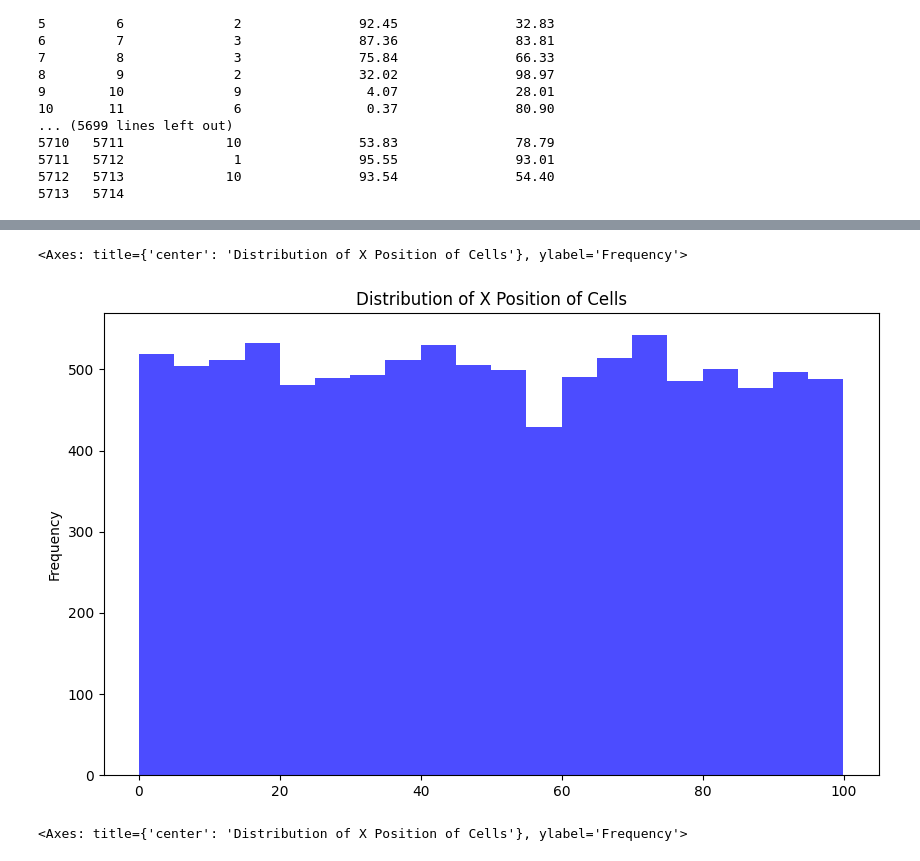
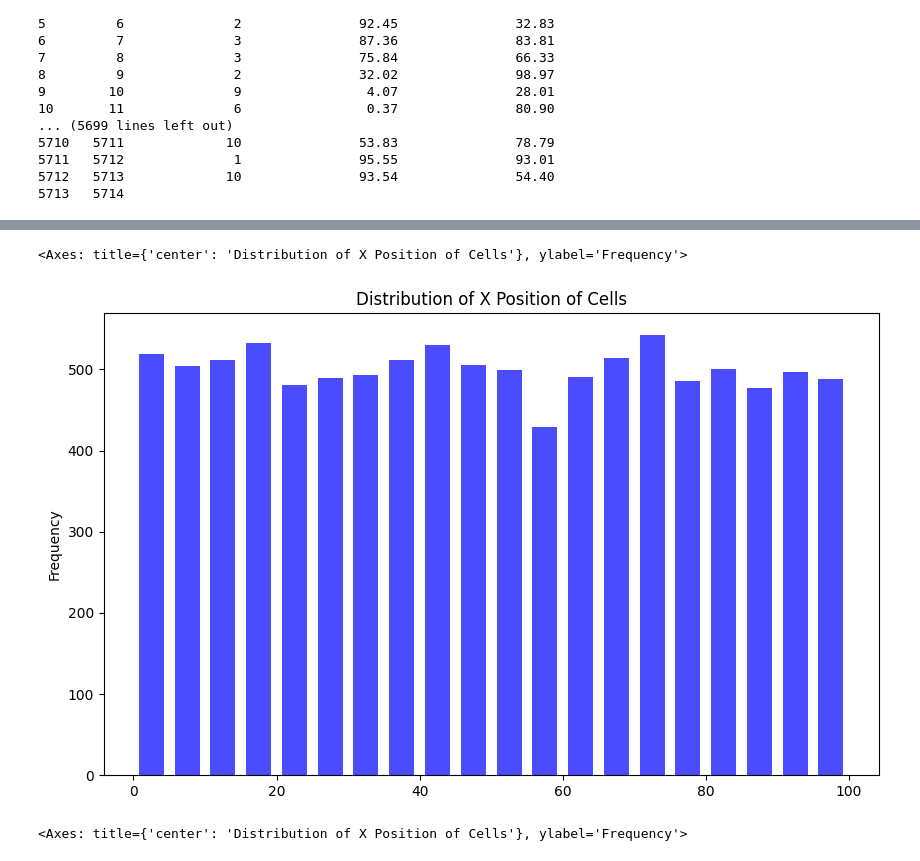
Before and after one commit to Sanarazaaa/Pandas-for-Biologist, a Jupyter notebook: Data_Visualization_Using_Pandas.ipynb, the cells around one changed output, grey strips where cells are left out. Cells and saved outputs as stored; diff of their text form; code cells hidden in the pictures.

```diff
--- a/Data_Visualization_Using_Pandas.ipynb
+++ b/Data_Visualization_Using_Pandas.ipynb
@@ -68,15 +91,17 @@ df.plot.scatter(x='X_position_of_cell', y='Y_position_of_cell',
 # %%
 # Histogram for the distribution of X position without Matplotlib
-df['X_position_of_cell'].plot(kind='hist', bins=20, alpha=0.7, color='blue', figsize=(10, 6), title='Distribution of X Position of Cells')
+df['X_position_of_cell'].plot(kind='hist', bins=20, alpha=0.7, rwidth= 0.7, color='blue', figsize=(10, 6), title='Distribution of X Position of Cells')
 
 # The .plot() method is used to create different types of plots directly from the DataFrame.
 # kind='hist' specifies that we want to create a histogram.
 # bins=20 means the range of X_position_of_cell values will be split into 20 equal intervals.
-# alpha=0.7 means that the bars will be 70% opaque and 30% transparent
+# alpha=0.7 means that the bars will be 70% opaque and 30% transparent.
+# Each bin represents a range of X_position_of_cell values, and the height of the bars shows how many values fall within that range.
+# rwidth= 0.7 means that bars will take up 70% of the available space within each bin, leaving some gap between bars.
 # figsize=(10, 6) means the plot will have a width of 10 inches and a height of 6 inches.
 # %% [output]
 <Axes: title={'center': 'Distribution of X Position of Cells'}, ylabel='Frequency'>
-[figure, old version]
+[figure, new version]
 # %%
 # Histogram for the distribution of X position without Matplotlib
 df['X_position_of_cell'].plot(kind='hist', bins=20, alpha=0.7, color='blue', figsize=(10, 6), title='Distribution of X Position of Cells')
```
Also changed, not shown: parts of 10 cells of this notebook.
